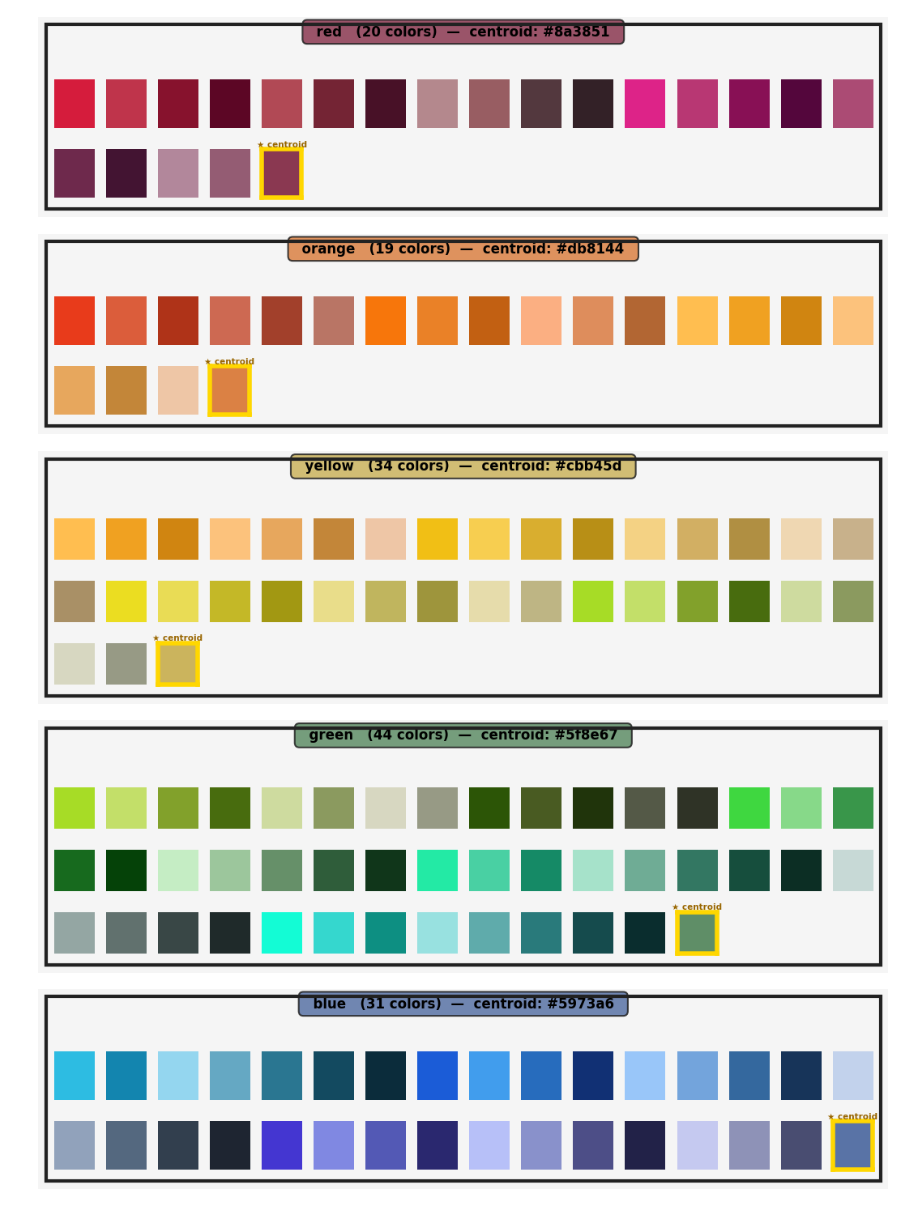
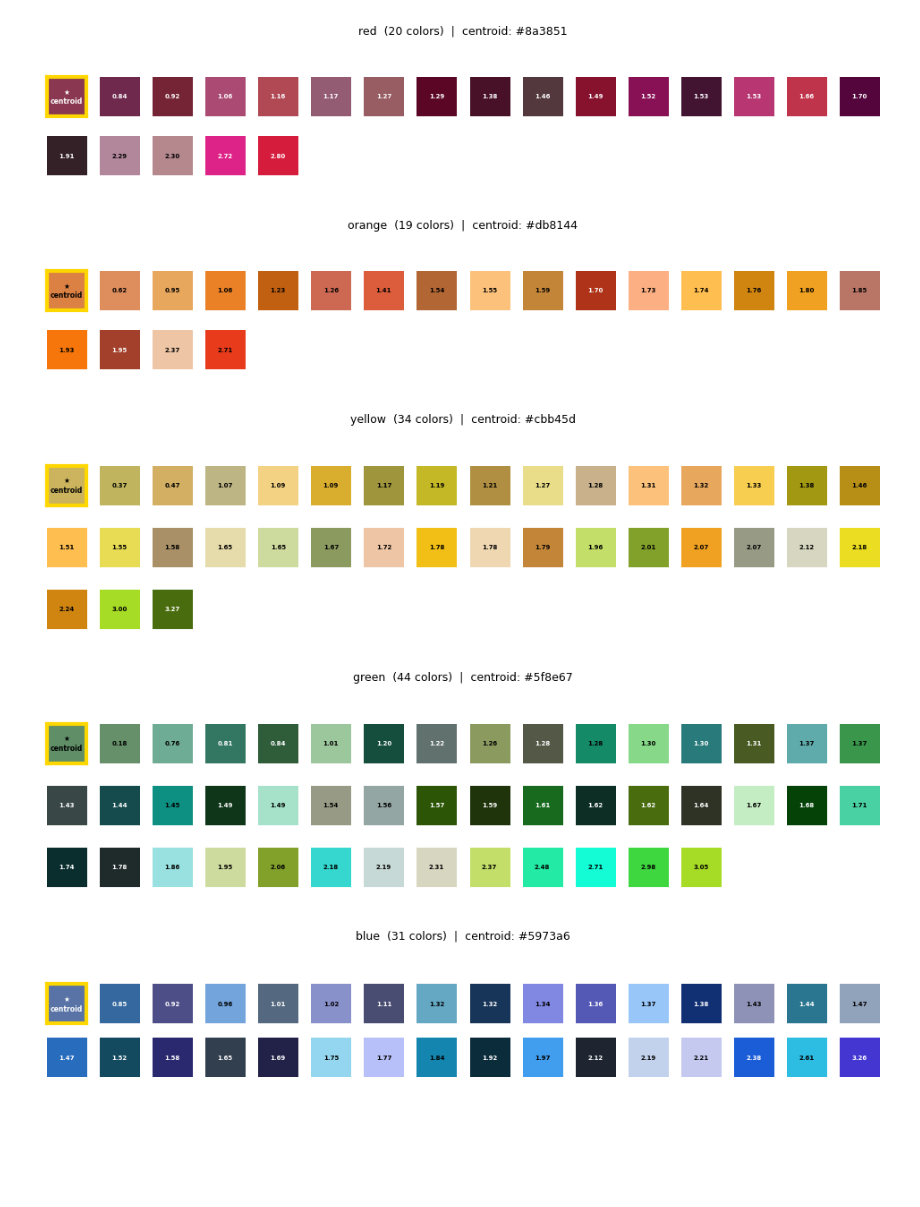
Before and after one commit to giosanchez0208/Clothing-Color-Recognition-ML-With-Synthetic-Dataset, a Jupyter notebook: notebooks/preview_color_categories.ipynb, the cells around one changed output. Saved outputs shown, nothing was run; the diff lists cells and outputs as text; code cells hidden in the pictures; blank space fills up the shorter version.

Commit message:
feat: Add Mahalanobis Distance from Centroid for Colors in Category

```diff
--- a/notebooks/preview_color_categories.ipynb
+++ b/notebooks/preview_color_categories.ipynb
@@ -31,43 +31,56 @@ olive: 17 colors
 # %%
 import math
 import matplotlib.pyplot as plt
 
 NCOLS = 16
 
 for cat in cl.categories:
-    hex_list = cl.color_library[cat]
-    centroid_lab = cl.get_category_centroid(cat)
+    sorted_colors = cl.get_category_mahalanobis_distances(cat)   # [(hex, dist), ...]
+    centroid_lab  = cl.get_category_centroid(cat)
     _, centroid_hex = cl._lab_to_hex(*centroid_lab)
 
-    all_swatches = hex_list + [centroid_hex]
-    n = len(all_swatches)
-    nrows = math.ceil(n / NCOLS)
+    n     = len(sorted_colors)
+    total = n + 1                                                 # centroid occupies slot 0
+    nrows = math.ceil(total / NCOLS)
 
-    fig, axes = plt.subplots(nrows, NCOLS, figsize=(NCOLS * 0.5, nrows * 0.5 + 0.6))
+    fig, axes = plt.subplots(nrows, NCOLS, figsize=(NCOLS * 0.6, nrows * 0.7 + 0.5))
     axes = axes.flatten() if nrows * NCOLS > 1 else [axes]
 
-    for i, ax in enumerate(axes):
-        if i < len(hex_list):
-            h = hex_list[i].lstrip('#')
-            ax.imshow([[[int(h[j:j+2], 16)/255 for j in (0,2,4)]]])
-            ax.axis('off')
-        elif i == len(hex_list):
-            h = centroid_hex.lstrip('#')
-            ax.imshow([[[int(h[j:j+2], 16)/255 for j in (0,2,4)]]])
-            for spine in ax.spines.values():
-                spine.set_visible(True)
-                spine.set_edgecolor('gold')
-                spine.set_linewidth(3)
-            ax.set_xticks([]); ax.set_yticks([])
-        else:
-            ax.axis('off')
+    # ── slot 0: centroid ─────────────────────────────────────────
+    ax = axes[0]
+    h   = centroid_hex.lstrip('#')
+    rgb = [int(h[j:j+2], 16) / 255 for j in (0, 2, 4)]
+    ax.imshow([[[*rgb]]])
+    L_c = centroid_lab[0]
+    txt_color = 'black' if L_c > 50 else 'white'
+    ax.text(0.5, 0.5, '★\ncentroid', transform=ax.transAxes,
+            ha='center', va='center', fontsize=5.5, color=txt_color, fontweight='bold')
+    for spine in ax.spines.values():
+        spine.set_visible(True); spine.set_edgecolor('gold'); spine.set_linewidth(3)
+    ax.set_xticks([]); ax.set_yticks([])
 
-    fig.suptitle(f'{cat}  ({len(hex_list)} colors)  |  centroid: {centroid_hex}', fontsize=9, y=1.01)
+    # ── slots 1…n: colors sorted by Mahalanobis distance (near → far) ──
+    for i, (hx, dist) in enumerate(sorted_colors):
+        ax = axes[i + 1]
+        h   = hx.lstrip('#')
+        rgb = [int(h[j:j+2], 16) / 255 for j in (0, 2, 4)]
+        ax.imshow([[[*rgb]]])
+        L_val, _, _ = cl._hex_to_lab(hx)
+        txt_color = 'black' if L_val > 50 else 'white'
+        ax.text(0.5, 0.5, f'{dist:.2f}', transform=ax.transAxes,
+                ha='center', va='center', fontsize=5, color=txt_color, fontweight='bold')
+        ax.axis('off')
+
+    # ── hide unused axes ─────────────────────────────────────────
+    for j in range(n + 1, len(axes)):
+        axes[j].axis('off')
+
+    fig.suptitle(f'{cat}  ({n} colors)  |  centroid: {centroid_hex}', fontsize=9, y=1.02)
     plt.tight_layout()
     plt.show()
 # %% [output]
-[figure, old version]
+[figure, new version]
-[figure, old version]
+[figure, new version]
-[figure, old version]
+[figure, new version]
-[figure, old version]
+[figure, new version]
-[figure, old version]
+[figure, new version]
```
Also changed, not shown: parts of 3 cells of this notebook, 1 other file.
